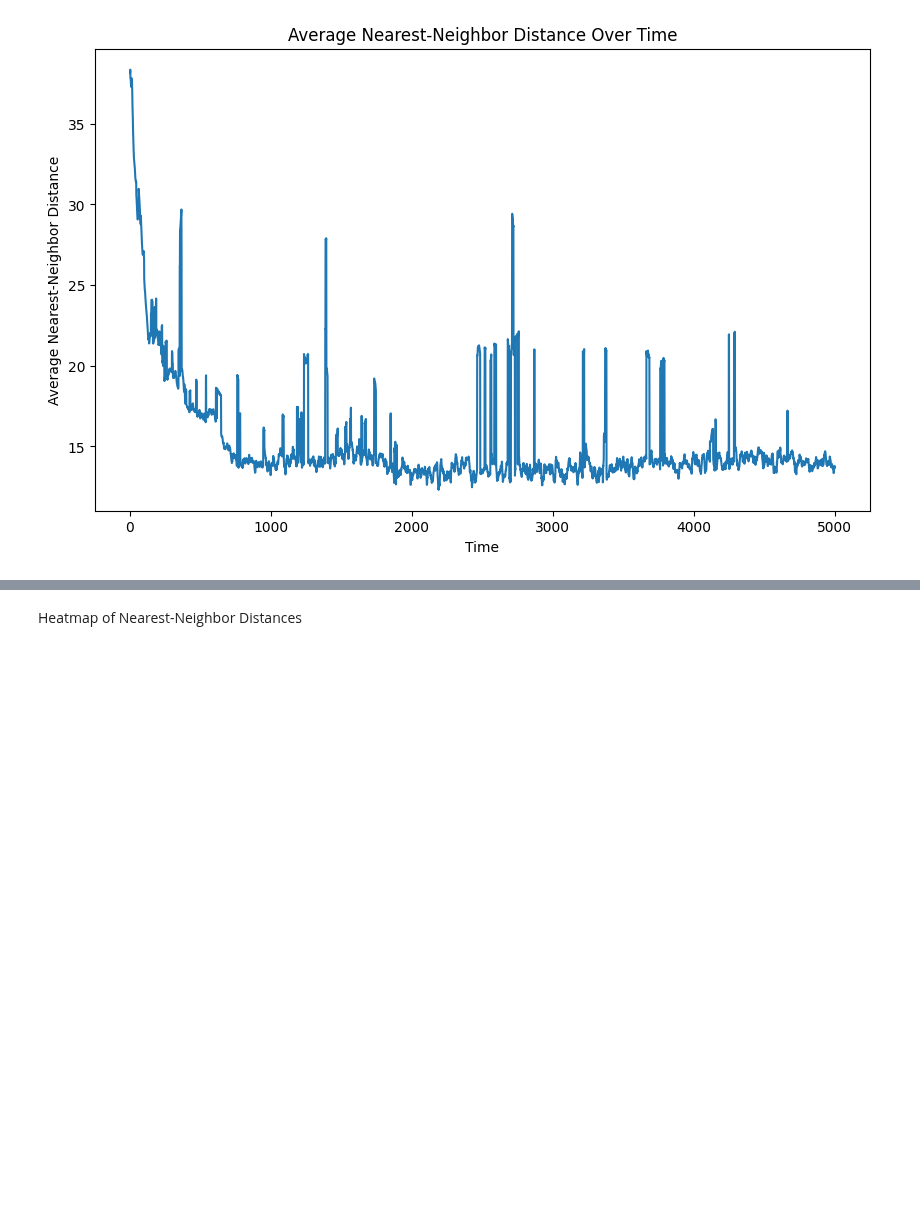
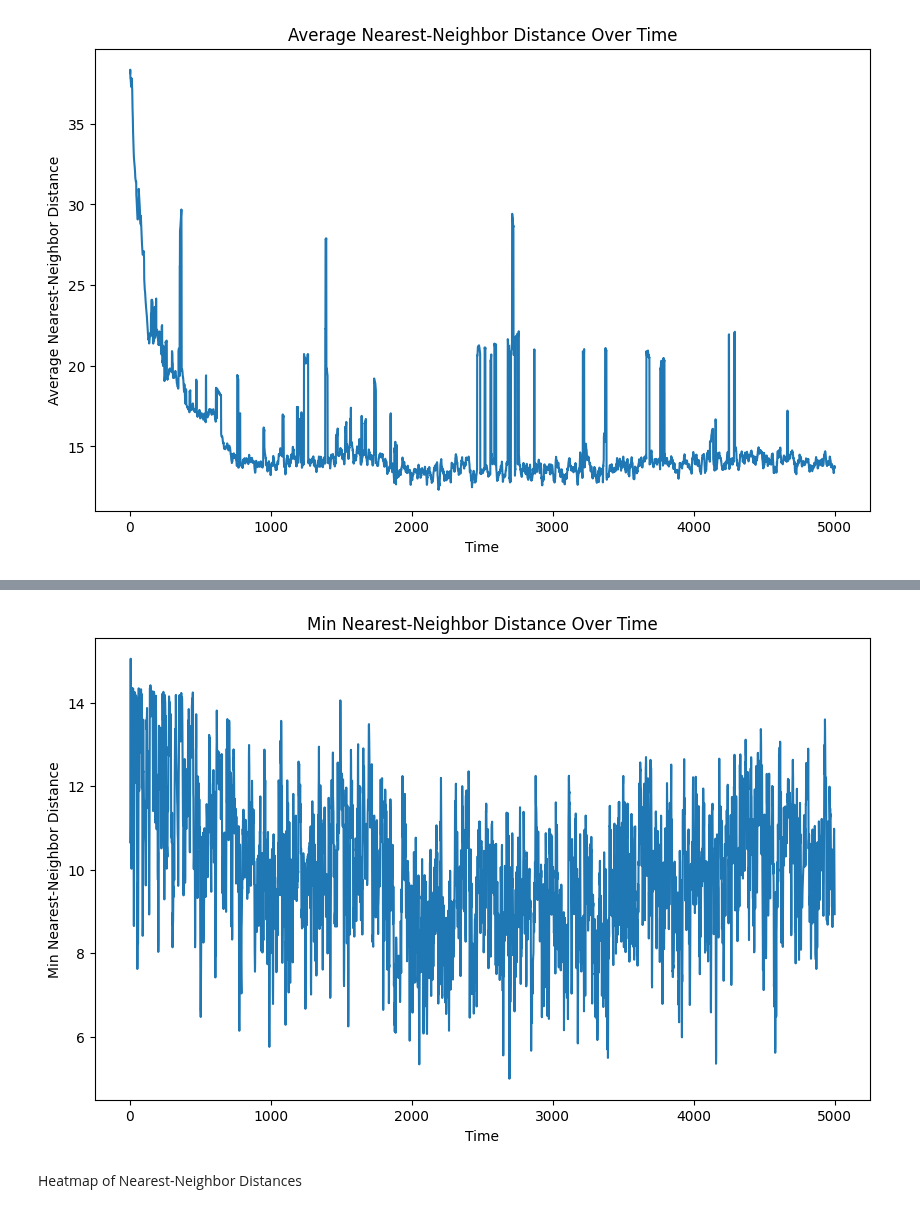
Before and after one commit to VaggelisSpi/NaCo_Project, a Jupyter notebook: assignment3/si-exercises/exercise_boids/analysis_visualisations.ipynb, the cells around one changed output, grey strips where cells are left out. Drawn from its saved outputs; the diff is of its cells as text; code cells hidden in the pictures; blank space fills up the shorter version.

```diff
--- a/assignment3/si-exercises/exercise_boids/analysis_visualisations.ipynb
+++ b/assignment3/si-exercises/exercise_boids/analysis_visualisations.ipynb
@@ -54,3 +72,12 @@ plt.show()
+# %%
+plt.figure(figsize=(10, 6))
+min_distances.plot()
+plt.xlabel('Time')
+plt.ylabel('Min Nearest-Neighbor Distance')
+plt.title('Min Nearest-Neighbor Distance Over Time')
+plt.show()
+# %% [output]
+[figure, added]
 # %% [markdown]
 Heatmap of Nearest-Neighbor Distances
 # %%
```
Also changed, not shown: parts of 4 cells of this notebook, 5 other files.
